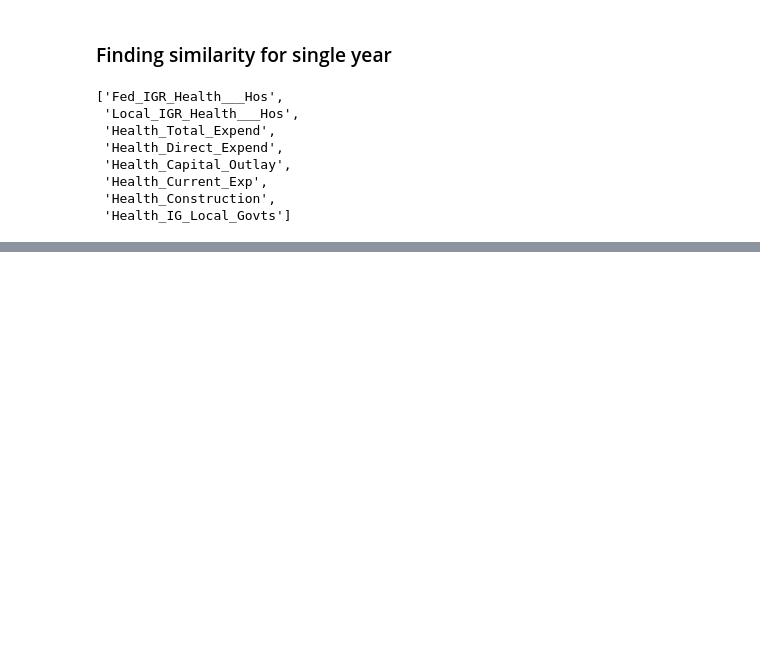
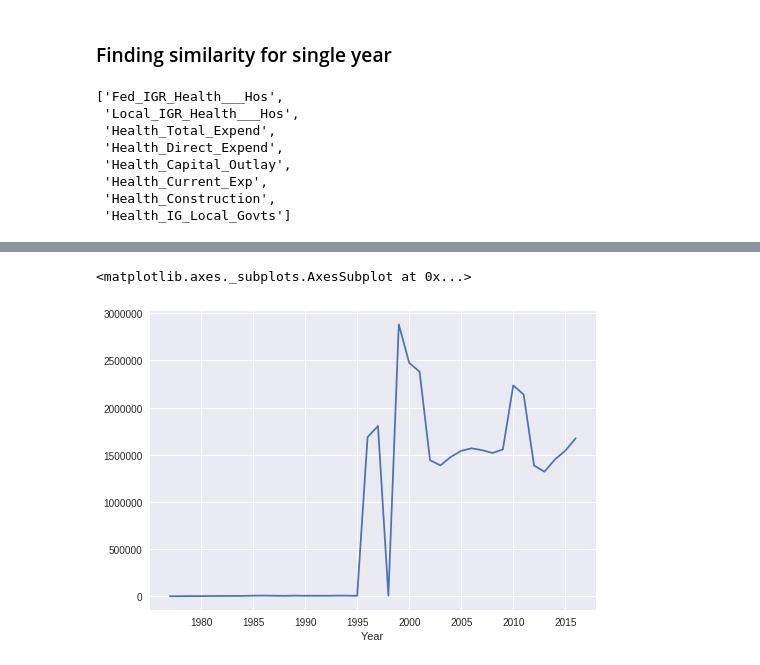
Before and after one commit to TruthTreeASD/ml, a Jupyter notebook: ASD_clustering1.ipynb, the cells around one changed output, grey strips where cells are left out. Cells and saved outputs as stored; diff of their text form; code cells hidden in the pictures; blank space fills up the shorter version.

```diff
--- a/ASD_clustering1.ipynb
+++ b/ASD_clustering1.ipynb
@@ -203,0 +128,11 @@ def plotting(states, attribute):
+# %%
+attributes = ['Judicial_Total_Expend', 'Correct_Total_Exp', 'Hous___Com_Total_Exp', 'Public_Welf_Total_Exp']
+city = 'PORTLAND CITY'
+
+num=2
+# %%
+for attribute in attributes:
+  df = data[['Year', 'Name'] + [attribute]]
+  pivoted = df.pivot_table(index='Name', columns='Year', values=attribute)
+  a = (~pivoted.fillna(0).astype(bool)).sum(axis=0).sum()/(pivoted.shape[0]*pivoted.shape[1])
+  print('%.2f'%(a*100), '% of values are missing for', attribute, 'in \'City\' data')
@@ -203,0 +144,5 @@ def plotting(states, attribute):
+# %%
+df = data[['Year', 'Name'] + [attribute]]
+pivoted = df.pivot_table(index='Name', columns='Year', values=attribute)
+pivoted = pivoted.sort_index()
+pivoted.head()
@@ -267,0 +297,5 @@ plotting([similar_states[1]], 'Health_IG_Local_Govts')
+# %%
+df.loc['COLORADO'].plot()
+# %% [output]
+<matplotlib.axes._subplots.AxesSubplot at 0x...>
+[figure, added]
```
Also changed, not shown: parts of 38 cells of this notebook.
